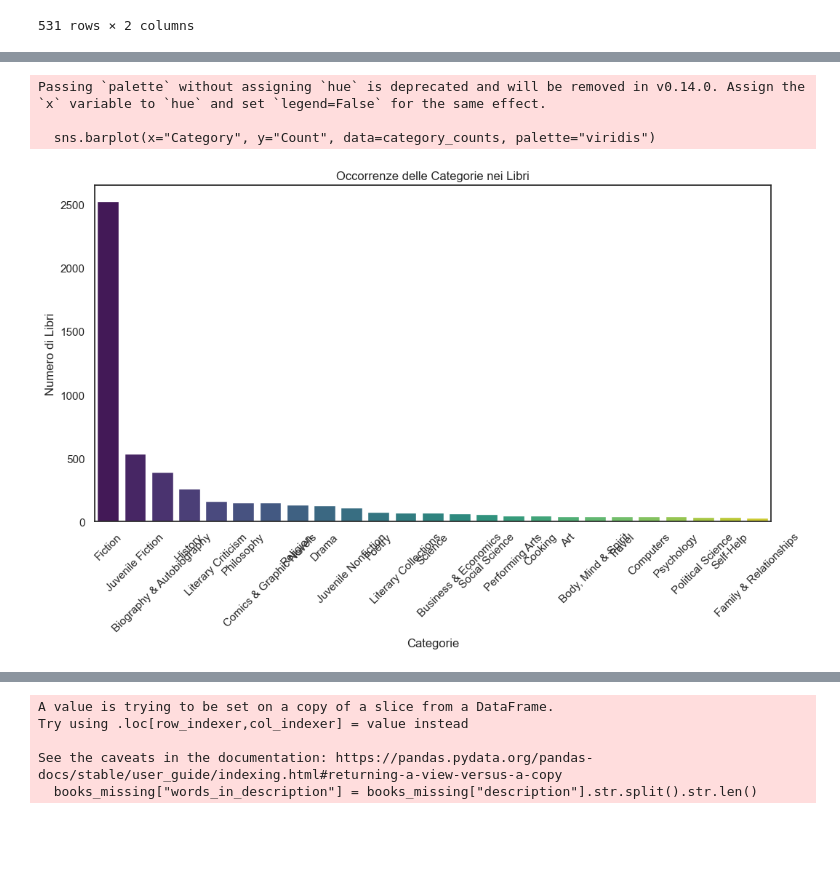
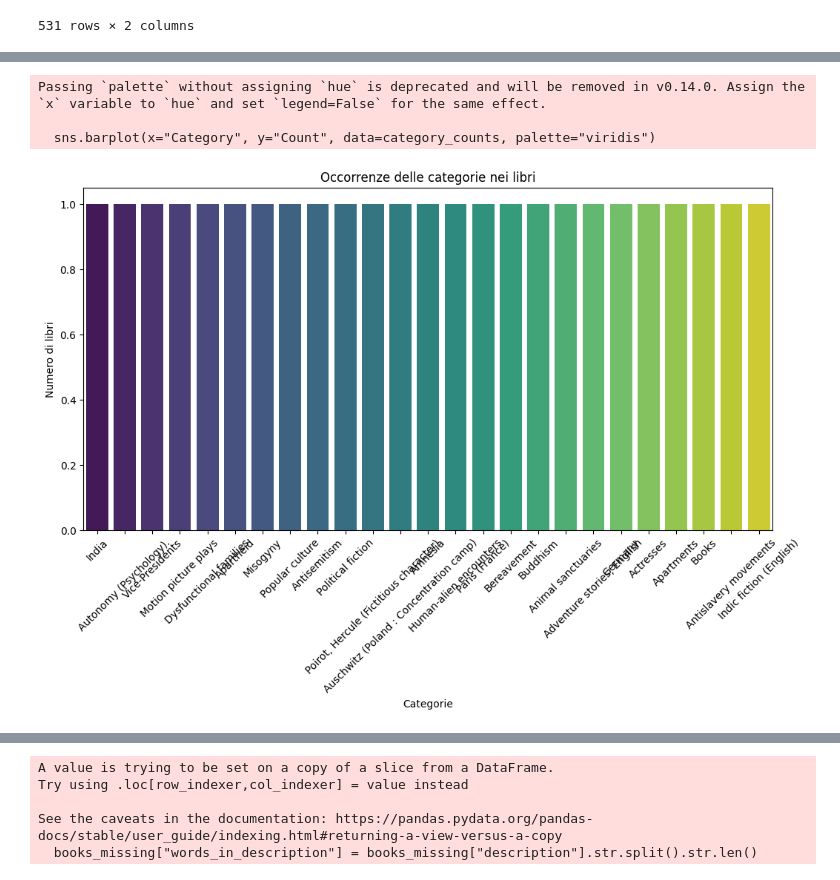
Before and after one commit to francesca452/nlp-book-recommender, a Jupyter notebook: data-exploration.ipynb, the cells around one changed output, grey strips where cells are left out. Drawn from its saved outputs; the diff is of its cells as text; code cells hidden in the pictures; blank space fills up the shorter version.

```diff
--- a/data-exploration.ipynb
+++ b/data-exploration.ipynb
@@ -346,21 +341,22 @@ books_missing["categories"].value_counts().reset_index().sort_values("count", as
 # %%
-category_counts = books_missing["categories"].value_counts().head(25).reset_index()
+# Occorrenza delle ultime 25 categorie
+category_counts = books_missing["categories"].value_counts().tail(25).reset_index()
 category_counts.columns = ["Category", "Count"]
 
 # Creazione del grafico a barre
 plt.figure(figsize=(12,6))
 sns.barplot(x="Category", y="Count", data=category_counts, palette="viridis")
 
 # Aggiunta di titolo e etichette
-plt.title("Occorrenze delle Categorie nei Libri")
+plt.title("Occorrenze delle categorie nei libri")
 plt.xlabel("Categorie")
-plt.ylabel("Numero di Libri")
+plt.ylabel("Numero di libri")
 plt.xticks(rotation=45)
 
 # Mostra il grafico
 plt.show()
 # %% [output]
 Passing `palette` without assigning `hue` is deprecated and will be removed in v0.14.0. Assign the `x` variable to `hue` and set `legend=False` for the same effect.
 
   sns.barplot(x="Category", y="Count", data=category_counts, palette="viridis")
-[figure, old version]
+[figure, new version]
```
Also changed, not shown: parts of 55 cells of this notebook.
